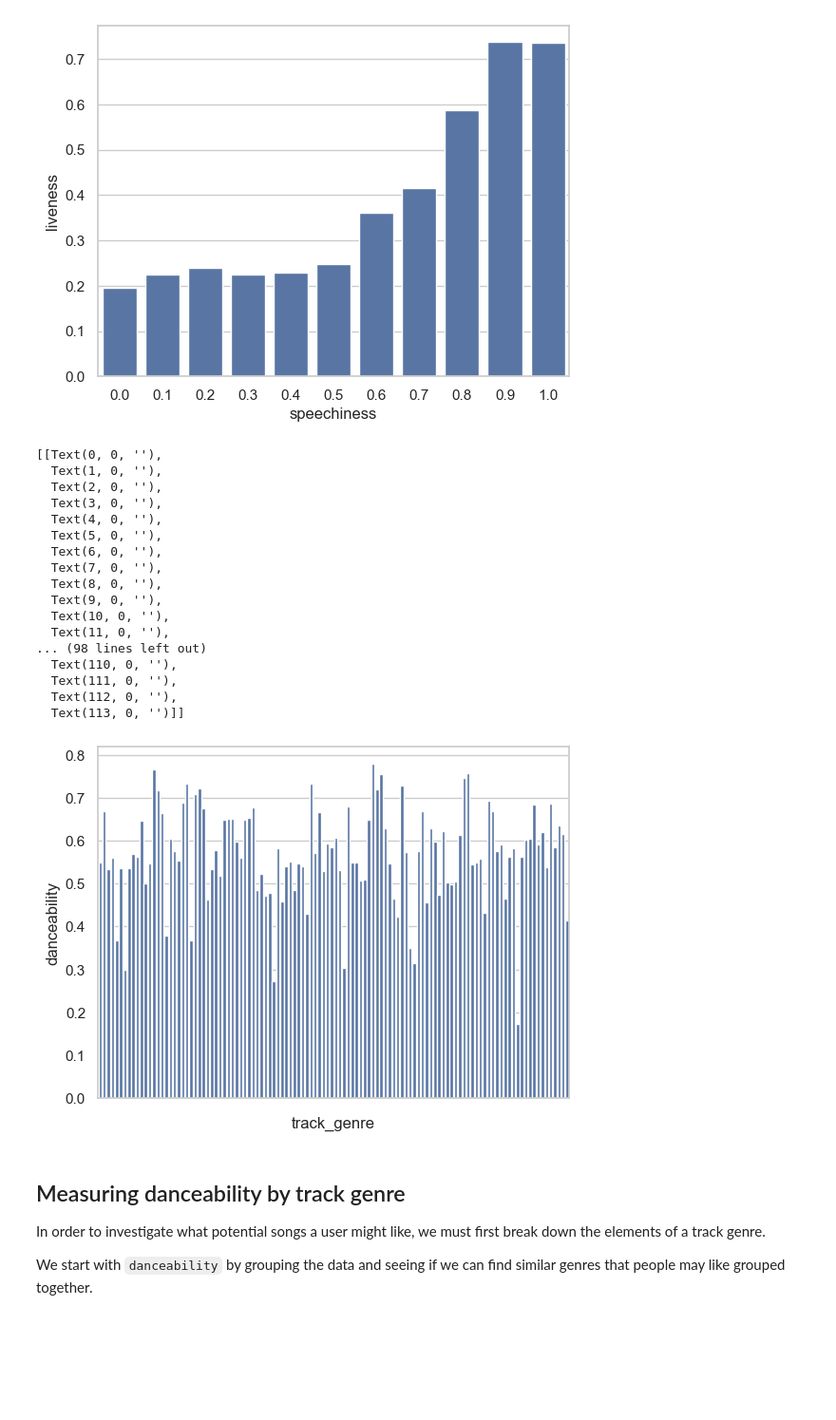
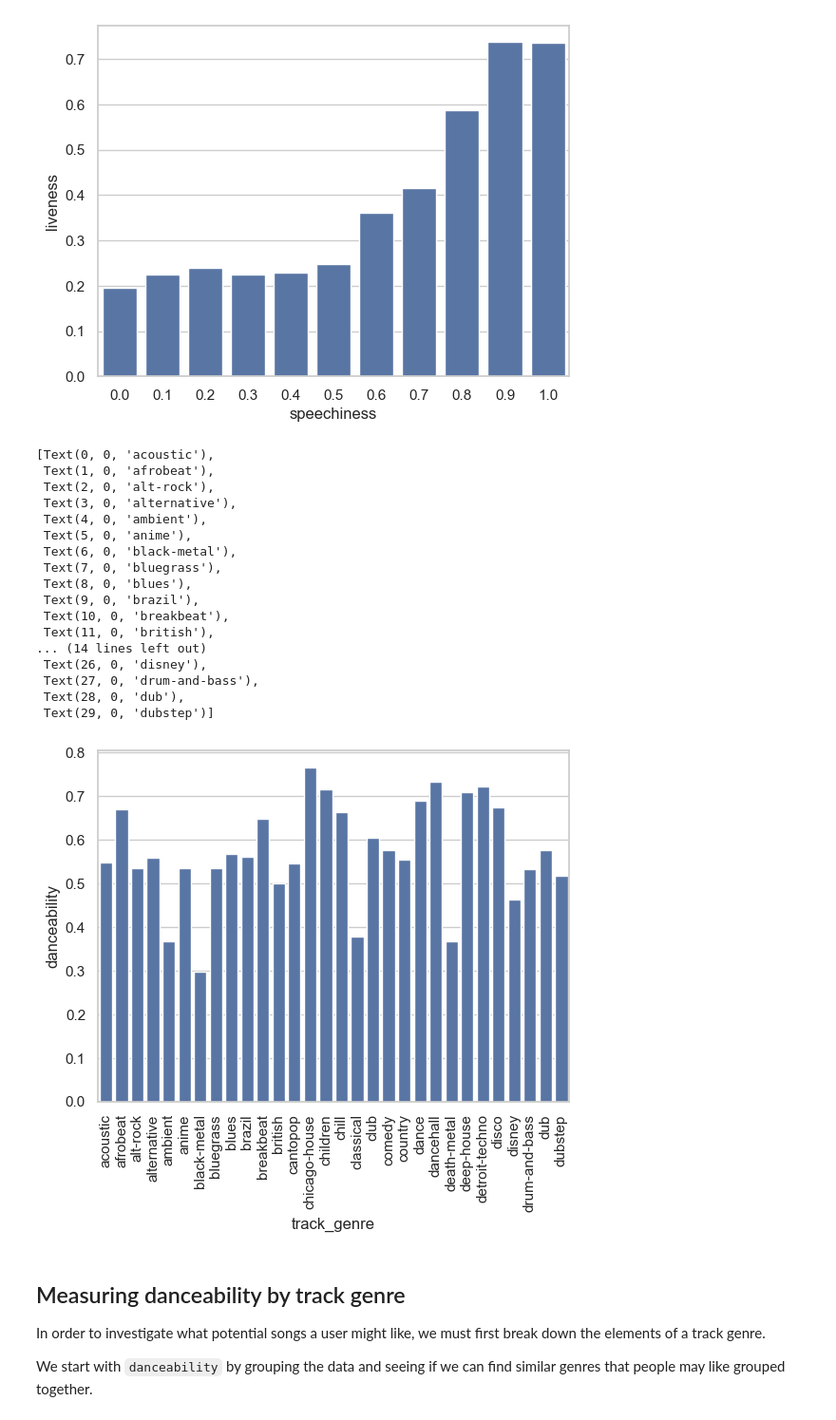
Before and after one commit to Khai189/SpotifyRecommender, a Jupyter notebook: TrainingData/DataVisualization.ipynb, the cells around one changed output. Shown at 95% size. Saved outputs shown, nothing was run; the diff lists cells and outputs as text; code cells hidden in the pictures; blank space fills up the shorter version.

```diff
--- a/TrainingData/DataVisualization.ipynb
+++ b/TrainingData/DataVisualization.ipynb
@@ -118,27 +118,27 @@ sns.barplot(results)
 [figure]
 # %%
 pop_results = df_rounded.groupby("track_genre")["danceability"].mean()
-ax = sns.barplot(pop_results)
-ax.set(xticklabels=[], )
+ax = sns.barplot(pop_results[:30])
+ax.set_xticklabels(ax.get_xticklabels(), rotation=90)
 # %% [output]
-[[Text(0, 0, ''),
-  Text(1, 0, ''),
-  Text(2, 0, ''),
-  Text(3, 0, ''),
-  Text(4, 0, ''),
-  Text(5, 0, ''),
-  Text(6, 0, ''),
-  Text(7, 0, ''),
-  Text(8, 0, ''),
-  Text(9, 0, ''),
-  Text(10, 0, ''),
-  Text(11, 0, ''),
-... (98 lines left out)
-  Text(110, 0, ''),
-  Text(111, 0, ''),
-  Text(112, 0, ''),
-  Text(113, 0, '')]]
+[Text(0, 0, 'acoustic'),
+ Text(1, 0, 'afrobeat'),
+ Text(2, 0, 'alt-rock'),
+ Text(3, 0, 'alternative'),
+ Text(4, 0, 'ambient'),
+ Text(5, 0, 'anime'),
+ Text(6, 0, 'black-metal'),
+ Text(7, 0, 'bluegrass'),
+ Text(8, 0, 'blues'),
+ Text(9, 0, 'brazil'),
+ Text(10, 0, 'breakbeat'),
+ Text(11, 0, 'british'),
+... (14 lines left out)
+ Text(26, 0, 'disney'),
+ Text(27, 0, 'drum-and-bass'),
+ Text(28, 0, 'dub'),
+ Text(29, 0, 'dubstep')]
-[figure, old version]
+[figure, new version]
 # %% [markdown]
 ## Measuring danceability by track genre
 
```
Also changed, not shown: parts of 1 cell of this notebook.
